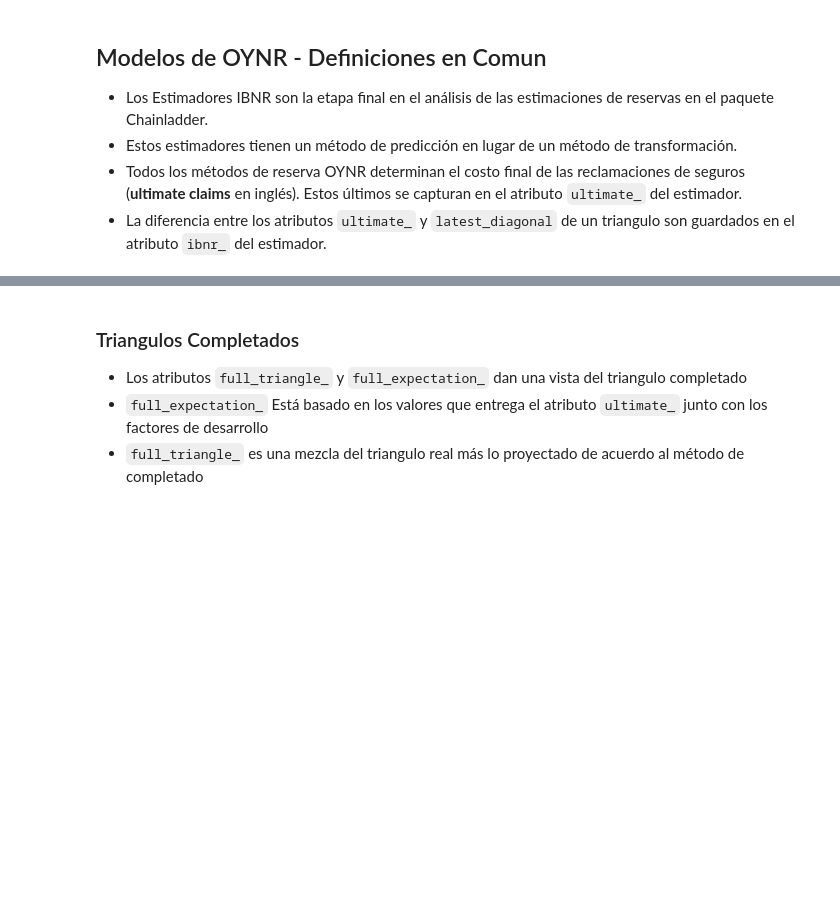
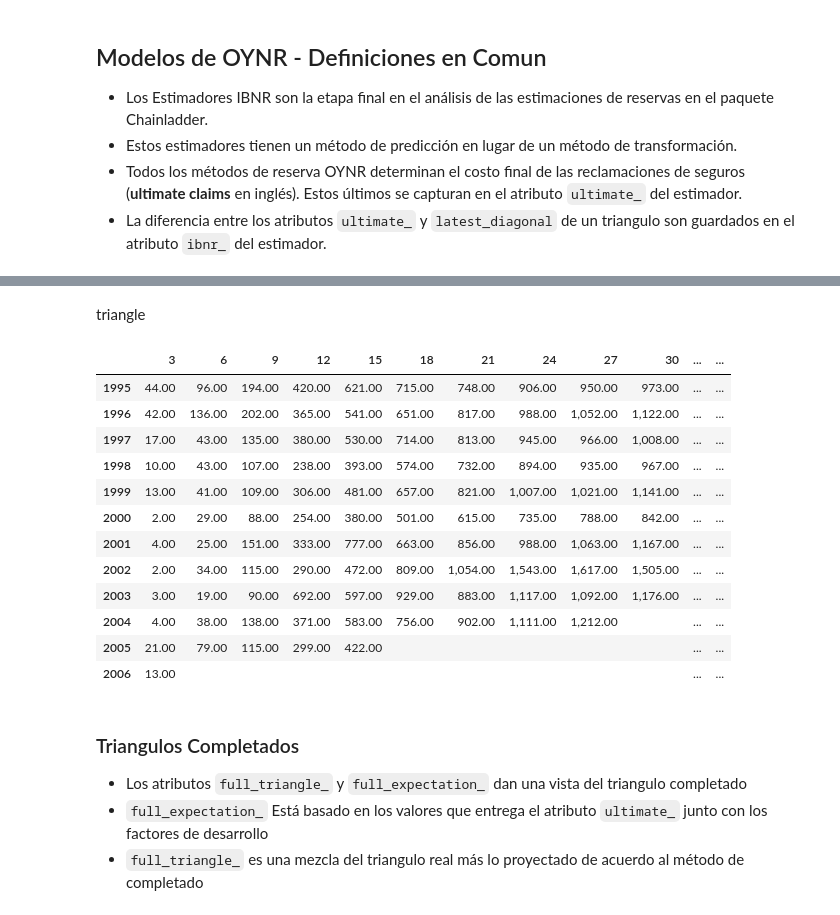
Before and after one commit to bcataldo3/UTSM_Unsupervised_ML, a Jupyter notebook: docs/modulo_4/Clase2.ipynb, the cells around one changed output, grey strips where cells are left out. Saved outputs shown, nothing was run; the diff lists cells and outputs as text; code cells hidden in the pictures; blank space fills up the shorter version.

```diff
--- a/docs/modulo_4/Clase2.ipynb
+++ b/docs/modulo_4/Clase2.ipynb
@@ -564,0 +582,3 @@ true_ibnr.sum()
+# %%
+triangle = cl.load_sample('quarterly')
+triangle
@@ -565,3 +608,21 @@ true_ibnr.sum()
+# %% [markdown]
+triangle
+# %%
+triangle['incurred']
+# %% [output]
+|  | 3 | 6 | 9 | 12 | 15 | 18 | 21 | 24 | 27 | 30 | ... | ... |
+| 1995 | 44.00 | 96.00 | 194.00 | 420.00 | 621.00 | 715.00 | 748.00 | 906.00 | 950.00 | 973.00 | ... | ... |
+| 1996 | 42.00 | 136.00 | 202.00 | 365.00 | 541.00 | 651.00 | 817.00 | 988.00 | 1,052.00 | 1,122.00 | ... | ... |
+| 1997 | 17.00 | 43.00 | 135.00 | 380.00 | 530.00 | 714.00 | 813.00 | 945.00 | 966.00 | 1,008.00 | ... | ... |
+| 1998 | 10.00 | 43.00 | 107.00 | 238.00 | 393.00 | 574.00 | 732.00 | 894.00 | 935.00 | 967.00 | ... | ... |
+| 1999 | 13.00 | 41.00 | 109.00 | 306.00 | 481.00 | 657.00 | 821.00 | 1,007.00 | 1,021.00 | 1,141.00 | ... | ... |
+| 2000 | 2.00 | 29.00 | 88.00 | 254.00 | 380.00 | 501.00 | 615.00 | 735.00 | 788.00 | 842.00 | ... | ... |
+| 2001 | 4.00 | 25.00 | 151.00 | 333.00 | 777.00 | 663.00 | 856.00 | 988.00 | 1,063.00 | 1,167.00 | ... | ... |
+| 2002 | 2.00 | 34.00 | 115.00 | 290.00 | 472.00 | 809.00 | 1,054.00 | 1,543.00 | 1,617.00 | 1,505.00 | ... | ... |
+| 2003 | 3.00 | 19.00 | 90.00 | 692.00 | 597.00 | 929.00 | 883.00 | 1,117.00 | 1,092.00 | 1,176.00 | ... | ... |
+| 2004 | 4.00 | 38.00 | 138.00 | 371.00 | 583.00 | 756.00 | 902.00 | 1,111.00 | 1,212.00 |  | ... | ... |
+| 2005 | 21.00 | 79.00 | 115.00 | 299.00 | 422.00 |  |  |  |  |  | ... | ... |
+| 2006 | 13.00 |  |  |  |  |  |  |  |  |  | ... | ... |
 # %% [markdown]
 ### Triangulos Completados
 * Los atributos `full_triangle_` y `full_expectation_` dan una vista del triangulo completado
```
Also changed, not shown: parts of 12 cells of this notebook.
